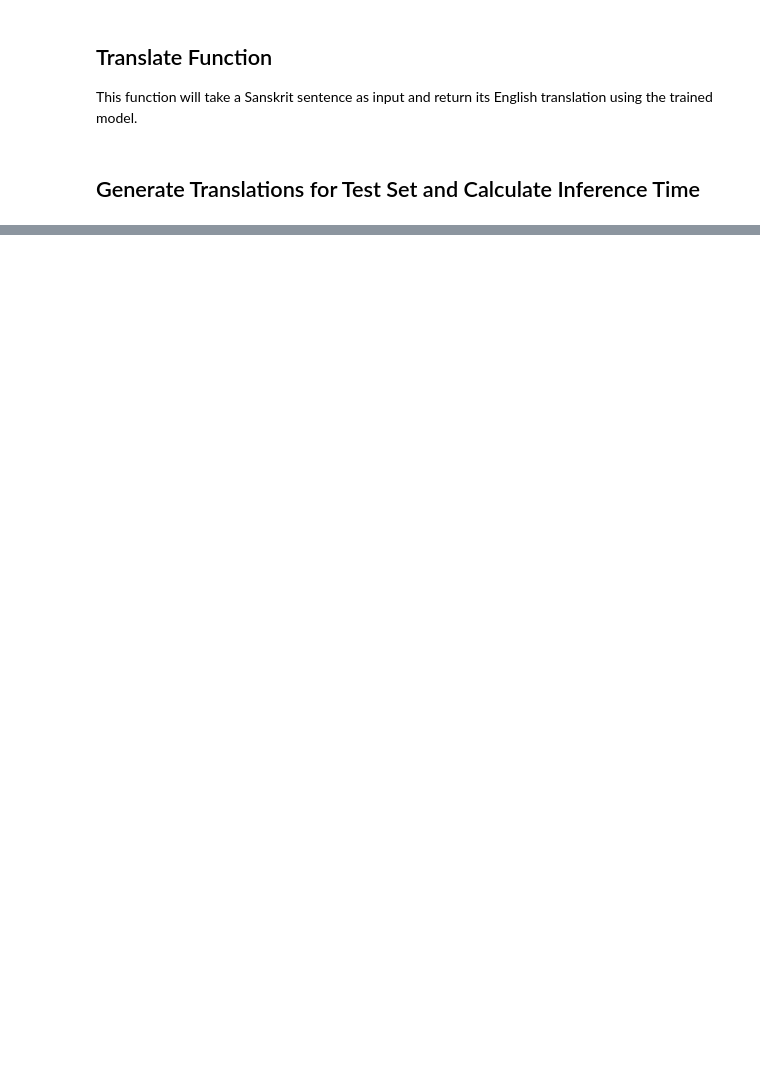
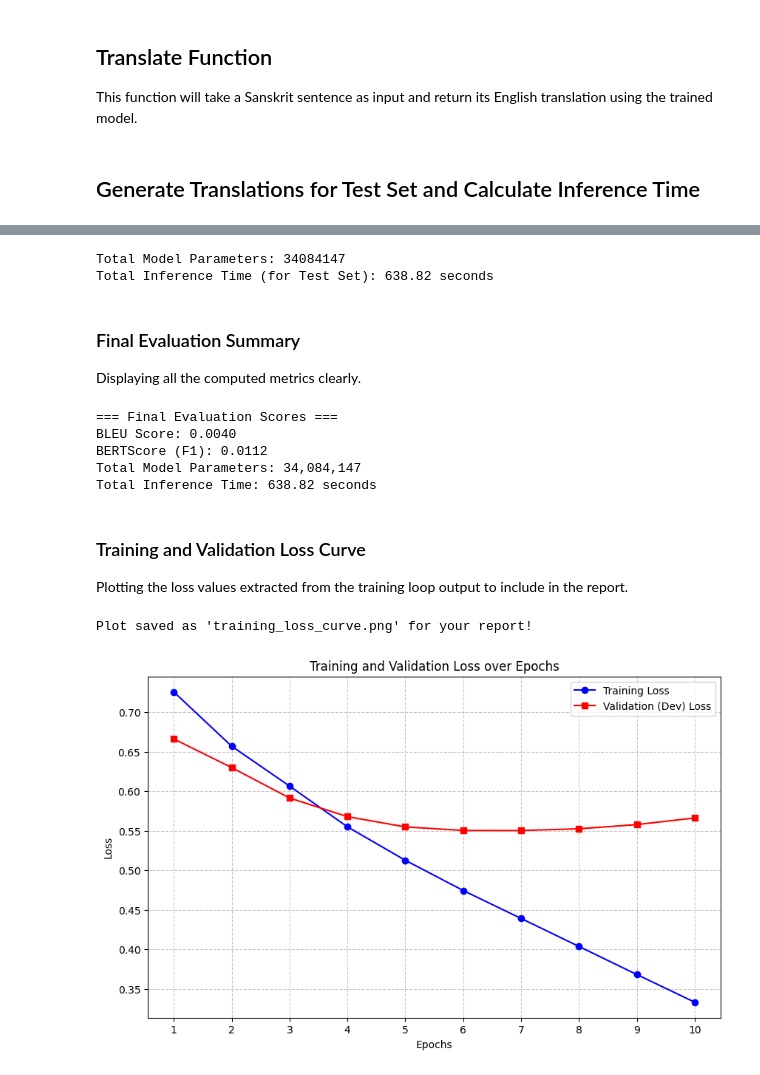
Before and after one commit to Vignex-tech/G25AIT1225NLU_assignment, a Jupyter notebook: G25AIT1225NLU_assignment.ipynb, the cells around one changed output, grey strips where cells are left out. Saved outputs shown, nothing was run; the diff lists cells and outputs as text; code cells hidden in the pictures; blank space fills up the shorter version.

```diff
--- a/G25AIT1225NLU_assignment.ipynb
+++ b/G25AIT1225NLU_assignment.ipynb
@@ -581,0 +664,61 @@ print("Submission file 'submission.csv' created successfully.")
+# %%
+# Calculate and display efficiency metrics
+encoder_params = encoder.count_params()
+decoder_params = decoder.count_params()
+total_parameters = encoder_params + decoder_params
+
+print(f"Total Model Parameters: {total_parameters}")
+print(f"Total Inference Time (for Test Set): {total_inference_time:.2f} seconds")
+# %% [output]
+Total Model Parameters: 34084147
+Total Inference Time (for Test Set): 638.82 seconds
+# %% [markdown]
+### Final Evaluation Summary
+Displaying all the computed metrics clearly.
+# %%
+print("=== Final Evaluation Scores ===")
+print(f"BLEU Score: {bleu_score:.4f}")
+
+try:
+    print(f"BERTScore (F1): {bert_score_f1:.4f}")
+except NameError:
+    print("BERTScore (F1): Not available (The BERTScore cell might have been interrupted before finishing)")
+
+print(f"Total Model Parameters: {total_parameters:,}")
+print(f"Total Inference Time: {total_inference_time:.2f} seconds")
+# %% [output]
+=== Final Evaluation Scores ===
+BLEU Score: 0.0040
+BERTScore (F1): 0.0112
+Total Model Parameters: 34,084,147
+Total Inference Time: 638.82 seconds
+# %% [markdown]
+### Training and Validation Loss Curve
+Plotting the loss values extracted from the training loop output to include in the report.
+# %%
+import matplotlib.pyplot as plt
+
+# Extracted directly from the training loop output to avoid a 1-hour retraining!
+epochs = list(range(1, 11))
+train_losses = [0.7255, 0.6569, 0.6065, 0.5550, 0.5127, 0.4745, 0.4392, 0.4038, 0.3683, 0.3333]
+dev_losses = [0.6661, 0.6299, 0.5914, 0.5679, 0.5549, 0.5504, 0.5503, 0.5525, 0.5578, 0.5662]
+
+plt.figure(figsize=(10, 6))
+plt.plot(epochs, train_losses, 'b-o', label='Training Loss')
+plt.plot(epochs, dev_losses, 'r-s', label='Validation (Dev) Loss')
+
+plt.title('Training and Validation Loss over Epochs')
+plt.xlabel('Epochs')
+plt.ylabel('Loss')
+plt.xticks(epochs)
+plt.grid(True, linestyle='--', alpha=0.7)
+plt.legend()
+
+# Save the plot as an image for the PDF report
+plt.savefig('training_loss_curve.png', dpi=300, bbox_inches='tight')
+print("Plot saved as 'training_loss_curve.png' for your report!")
+
+plt.show()
+# %% [output]
+Plot saved as 'training_loss_curve.png' for your report!
+[figure, added]
```
Also changed, not shown: parts of 11 cells of this notebook.
